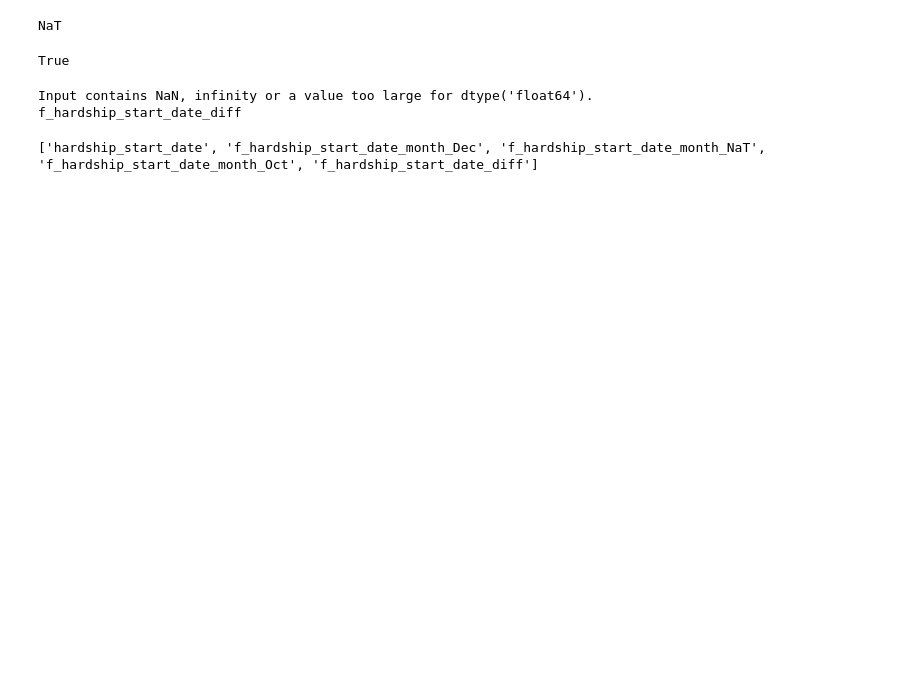
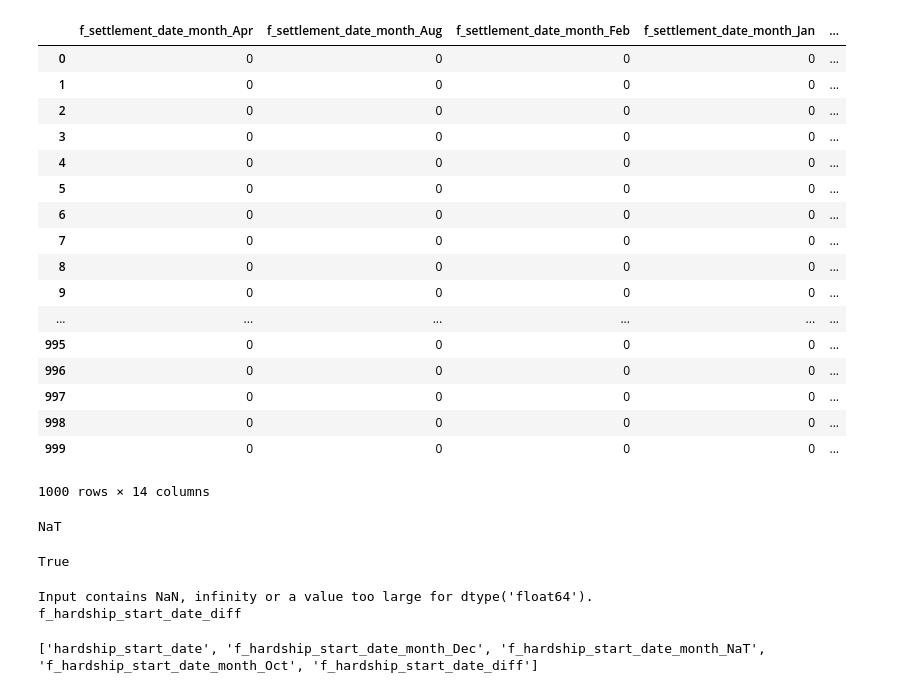
Before and after one commit to nissan18/blending-club, a Jupyter notebook: code/scratchpad.ipynb, the cells around one changed output. Saved outputs shown, nothing was run; the diff lists cells and outputs as text; code cells hidden in the pictures; blank space fills up the shorter version.

Commit message:
added missing months to one-hot encoding

```diff
--- a/code/scratchpad.ipynb
+++ b/code/scratchpad.ipynb
@@ -80,8 +30,14 @@ SVC(C=1.0, cache_size=200, class_weight=None, coef0=0.0,
 # %%
 col = "hardship_start_date"
-f_diff = "f_{0}_diff".format(col)
-today = datetime.today()
-df[f_diff] = (today - pd.to_datetime(df[col]))/np.timedelta64(1, "D")
-df[f_diff].fillna(today)
+col = "settlement_date"
+lendingclub_helper.buildDateFeature(df, col)
+feature_columns = lendingclub_helper.getFeatureColumns(df)
+feature_columns
+# f_diff = "f_{0}_diff".format(col)
+# today = datetime.today()
+# df[f_diff] = (today - pd.to_datetime(df[col]))/np.timedelta64(1, "D")
+# df[f_diff].fillna(today)
 # df[f_diff] = df[f_diff].fillna(df[f_diff].mean())
+# set(df[col].fillna("NULL").values)
+# pd.to_datetime(df[col]).dt.strftime('%b')
 # %% [output]
@@ -105,5 +52,24 @@ Name: f_hardship_start_date_diff, Length: 1000, dtype: datetime64[ns]
-# %%
-df.drop("f_hardship_start_date_month_NULL", axis=1, inplace=True)
+# %%
+df[feature_columns]
+# %% [output]
+|  | f_settlement_date_month_Apr | f_settlement_date_month_Aug | f_settlement_date_month_Feb | f_settlement_date_month_Jan | ... |
+| 0 | 0 | 0 | 0 | 0 | ... |
+| 1 | 0 | 0 | 0 | 0 | ... |
+| 2 | 0 | 0 | 0 | 0 | ... |
+| 3 | 0 | 0 | 0 | 0 | ... |
+| 4 | 0 | 0 | 0 | 0 | ... |
+| 5 | 0 | 0 | 0 | 0 | ... |
+| 6 | 0 | 0 | 0 | 0 | ... |
+| 7 | 0 | 0 | 0 | 0 | ... |
+| 8 | 0 | 0 | 0 | 0 | ... |
+| 9 | 0 | 0 | 0 | 0 | ... |
+| ... | ... | ... | ... | ... | ... |
+| 995 | 0 | 0 | 0 | 0 | ... |
+| 996 | 0 | 0 | 0 | 0 | ... |
+| 997 | 0 | 0 | 0 | 0 | ... |
+| 998 | 0 | 0 | 0 | 0 | ... |
+| 999 | 0 | 0 | 0 | 0 | ... |
+1000 rows × 14 columns
 # %%
 v = df[col][0]
 pd.to_datetime(v)
```
Also changed, not shown: parts of 10 cells of this notebook, 2 other files.
